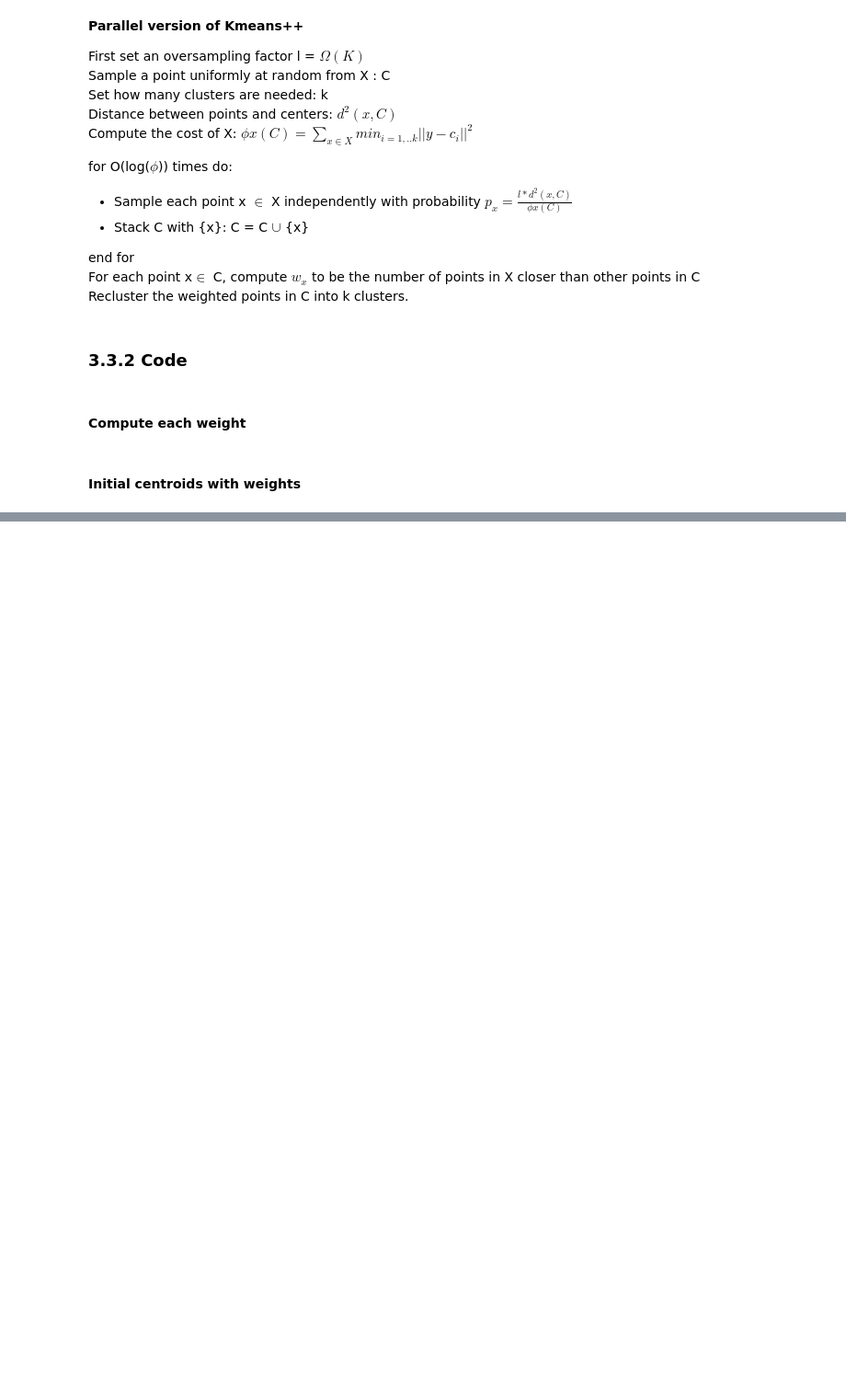
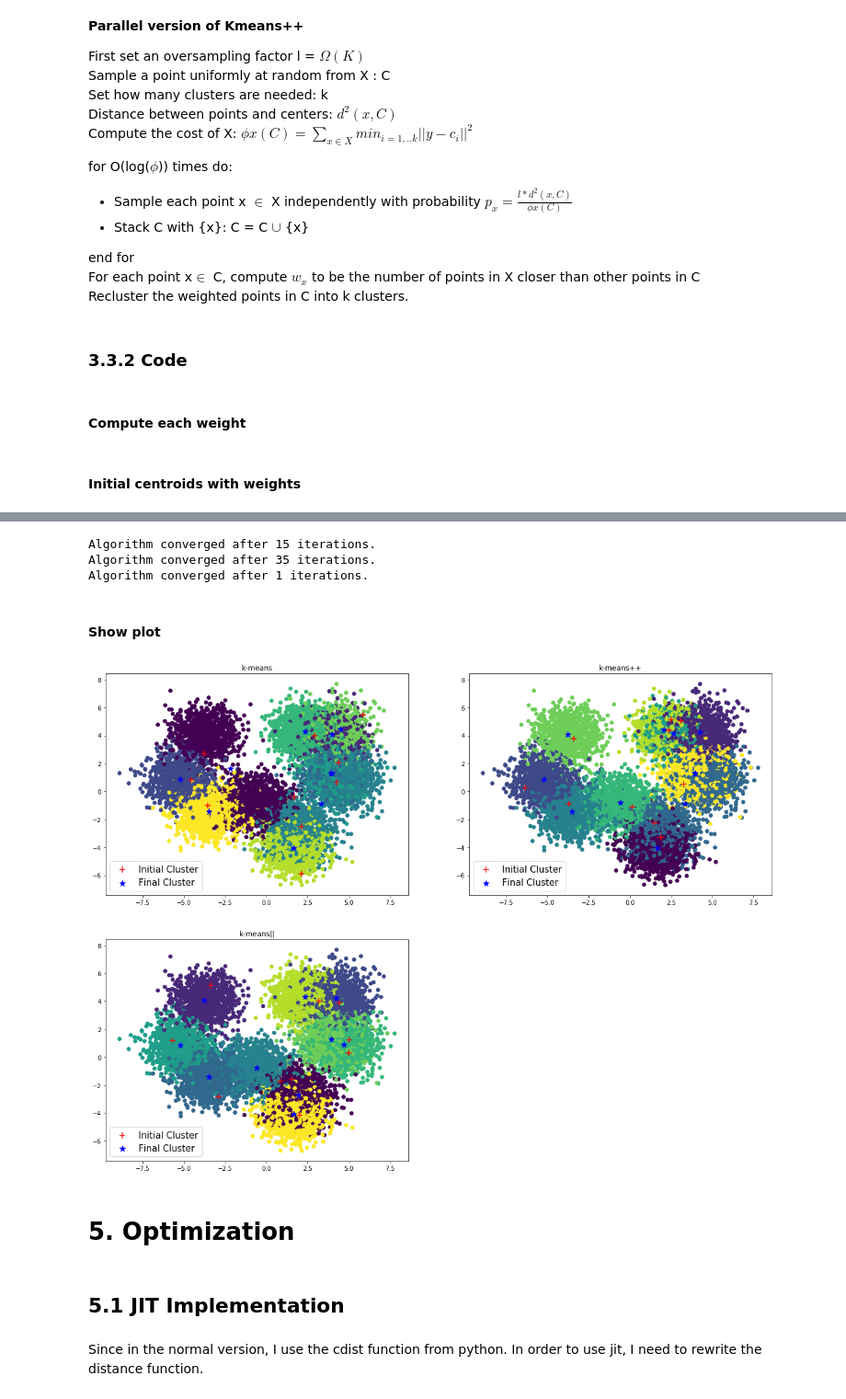
Before and after one commit to yumegaaru/Scalable_Kmeans, a Jupyter notebook: Kmeans.ipynb, the cells around one changed output, grey strips where cells are left out. Shown at 92% size. Cells and saved outputs as stored; diff of their text form; code cells hidden in the pictures; blank space fills up the shorter version.

```diff
--- a/Kmeans.ipynb
+++ b/Kmeans.ipynb
@@ -192,0 +223,16 @@ Algorithm converged after 20 iterations.
+# %%
+def generate_data(k, n, feature_n, var = 10):
+
+    #sample k centers
+    k_centers = np.random.multivariate_normal(np.zeros(feature_n),  np.eye(feature_n)*var, k)
+
+    step=round(n/k)
+    points=np.ones([step*k,15])
+
+    for i in range(k):
+        newpoints = np.random.multivariate_normal(k_centers[i],np.eye(feature_n),size = round(n/k))
+        points[i*(step):(i*(step)+(step)),:] = newpoints
+
+    points=np.append(points, k_centers,axis = 0)
+    np.random.shuffle(points)
+    return (points, k_centers)
@@ -192,0 +241,7 @@ Algorithm converged after 20 iterations.
+# %%
+k = 10
+n = 10000
+feature_n = 15
+var = 10
+data_ful = generate_data(k, n, feature_n, var)
+data=data_ful[0]
@@ -192,0 +271,36 @@ Algorithm converged after 20 iterations.
+# %%
+k = 10
+l = 10
+dict = navie_result(data, k, l)
+# %% [output]
+Algorithm converged after 15 iterations.
+Algorithm converged after 35 iterations.
+Algorithm converged after 1 iterations.
+# %% [markdown]
+#### Show plot
+# %%
+def test_cluster(ini_cen, fin_cen, label, data, title):
+    plt.scatter(data[:, 0], data[:, 1], c = label)
+    for i in range(np.unique(label).size):
+        if i > 0:
+            plt.scatter(ini_cen[i,0],ini_cen[i,1],marker = '+', c = 'red', s= 100)
+            plt.scatter(fin_cen[i,0],fin_cen[i,1],marker = '*', c = 'blue', s= 100)
+        else:
+            plt.scatter(ini_cen[i,0],ini_cen[i,1],marker = '+', c = 'red', s= 100, label = "Initial Cluster")
+            plt.scatter(fin_cen[i,0],fin_cen[i,1],marker = '*', c = 'blue', s= 100, label = "Final Cluster")
+
+    plt.legend(loc='best', prop={'size':15})
+    plt.title(title)
+# %%
+title = ["k-means", "k-means++", "k-means||"]
+plt.figure(1, figsize=(20, 15))
+for i in np.arange(1, 4):
+    plt.subplot(220 + i)
+    test_cluster(dict['Initial_centroid'][i], dict['Final_centroidtroid'][:,:,i], dict['label'][i],data, title[i - 1])
+plt.show()
+# %% [output]
+[figure, added]
+# %% [markdown]
+# 5. Optimization
+# %% [markdown]
+## 5.1 JIT Implementation
@@ -192,0 +310,2 @@ Algorithm converged after 20 iterations.
+# %% [markdown]
+Since in the normal version, I use the cdist function from python. In order to use jit, I need to rewrite the distance function.
```
Also changed, not shown: parts of 41 cells of this notebook.
